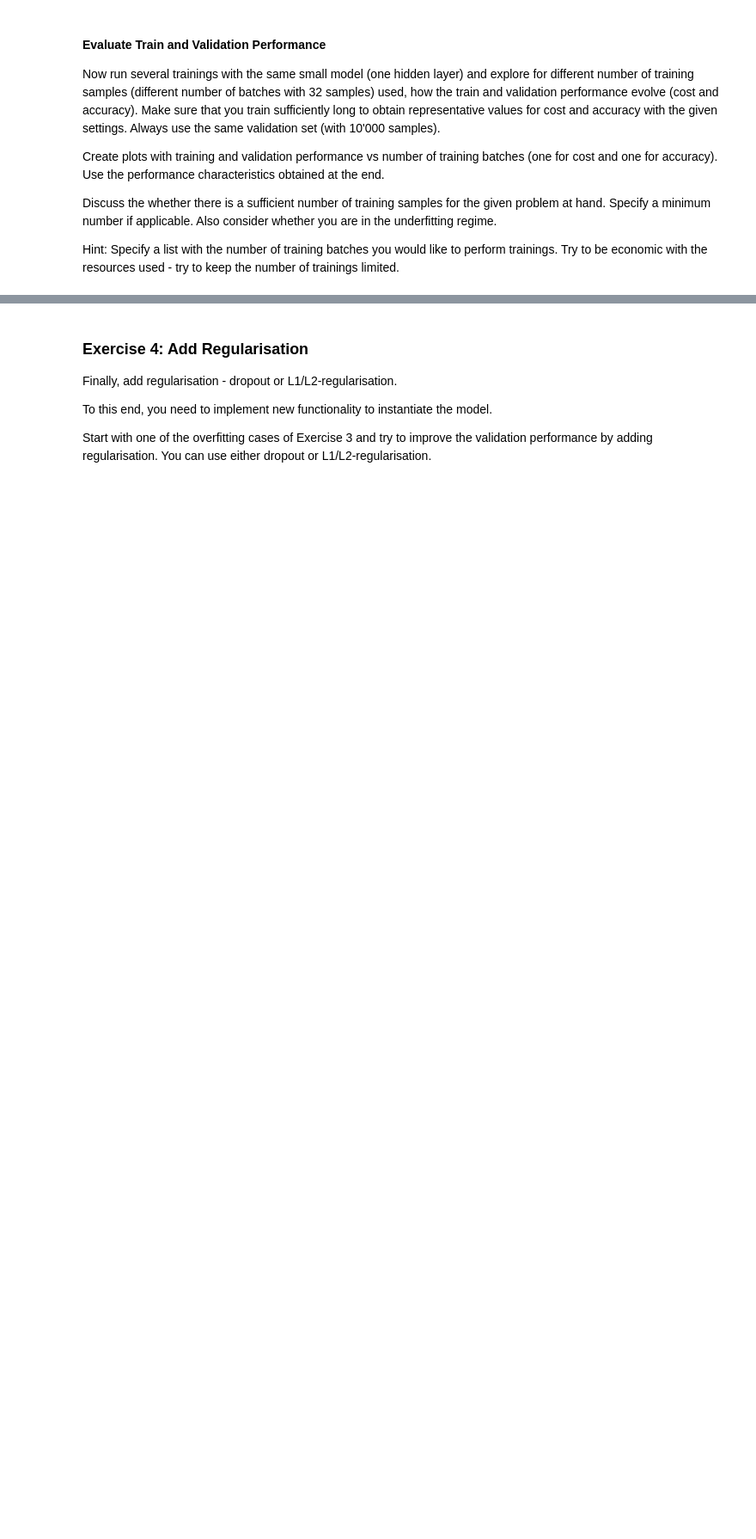
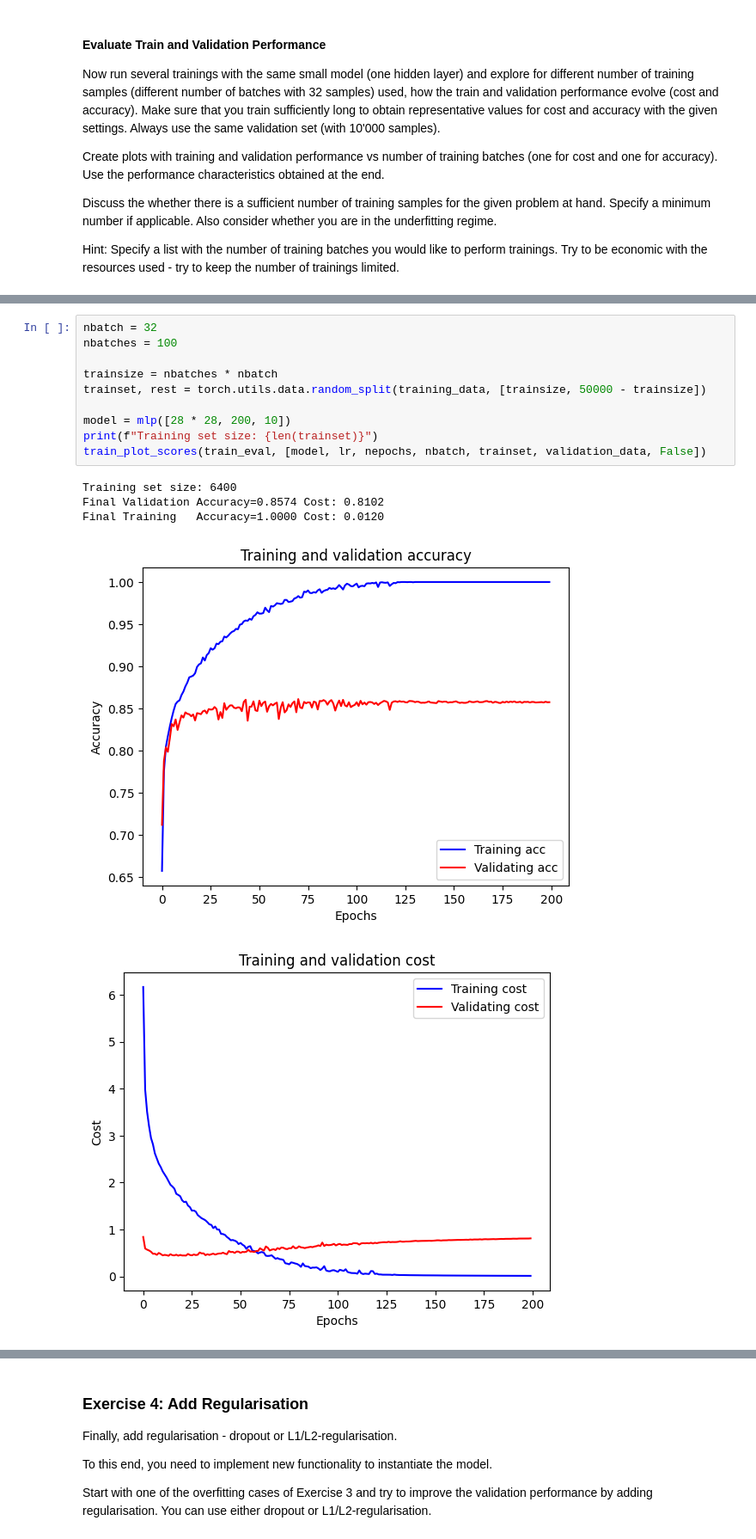
Before and after one commit to dave1b/TSM_DeLearn, a Jupyter notebook: week3/mlps_for_fashion_MNIST_dave_brunner.ipynb, the cells around one changed output, grey strips where cells are left out. Shown at 86% size. Saved outputs shown, nothing was run; the diff lists cells and outputs as text; blank space fills up the shorter version.

```diff
--- a/week3/mlps_for_fashion_MNIST_dave_brunner.ipynb
+++ b/week3/mlps_for_fashion_MNIST_dave_brunner.ipynb
@@ -287,2 +277,18 @@ train_plot_scores(train_eval, [model, lr, nepochs, nbatch, trainset, validation_
+# %%
+nbatch = 32
+nbatches = 100
+
+trainsize = nbatches * nbatch
+trainset, rest = torch.utils.data.random_split(training_data, [trainsize, 50000 - trainsize])
+
+model = mlp([28 * 28, 200, 10])
+print(f"Training set size: {len(trainset)}")
+train_plot_scores(train_eval, [model, lr, nepochs, nbatch, trainset, validation_data, False])
+# %% [output]
+Training set size: 6400
+Final Validation Accuracy=0.8574 Cost: 0.8102
+Final Training   Accuracy=1.0000 Cost: 0.0120
+[figure, added]
+[figure, added]
 # %% [markdown]
 #### Comments: YOUR comments
```
Also changed, not shown: parts of 20 cells of this notebook.
